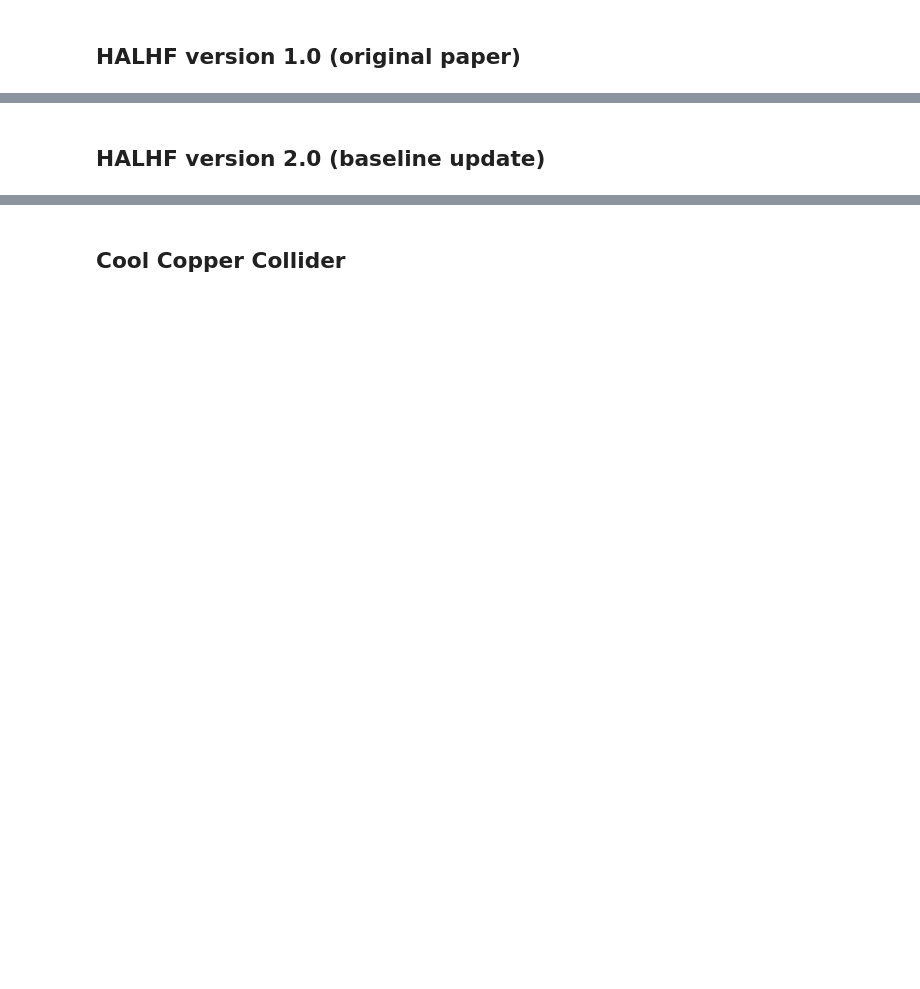
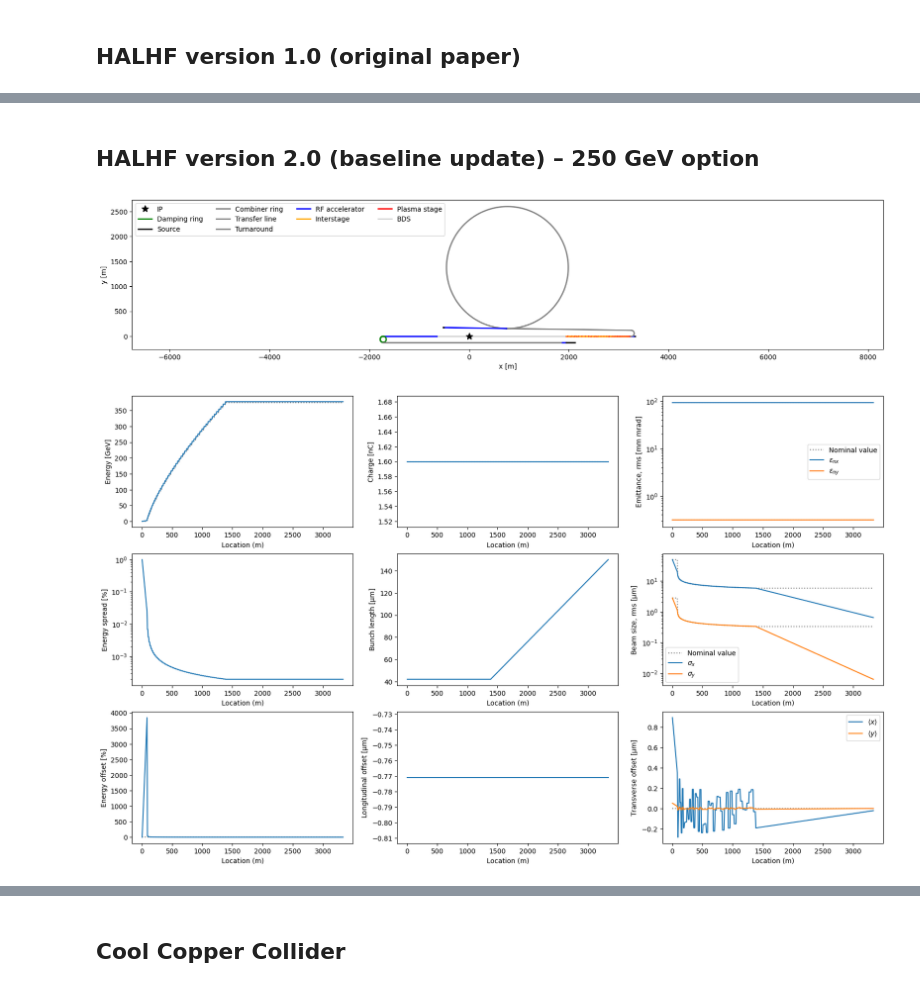
Before and after one commit to abel-framework/ABEL, a Jupyter notebook: examples/preset_example.ipynb, the cells around one changed output, grey strips where cells are left out. Saved outputs shown, nothing was run; the diff lists cells and outputs as text; code cells hidden in the pictures; blank space fills up the shorter version.

```diff
--- a/examples/preset_example.ipynb
+++ b/examples/preset_example.ipynb
@@ -37,10 +56,13 @@ halhf1.print_cost()
 # %% [markdown]
-## HALHF version 2.0 (baseline update)
+## HALHF version 2.0 (baseline update) – 250 GeV option
 # %%
-halhf2 = HALHFv2()
-halhf2.com_energy = 250e9
+# run HALHF 2.0
+halhf2 = HALHFv2(com_energy=250e9)
 halhf2.run('preset_example_HALHF2', overwrite=True, verbose=False)
-halhf2.plot_survey()
-halhf2.print_cost()
-halhf2.print_power()
-return
+# %%
+# plot survey and evolution
+halhf2.plot_survey()
+halhf2.linac1.plot_evolution()
+# %% [output]
+[figure, added]
+[figure, added]
```
Also changed, not shown: parts of 25 cells of this notebook.
